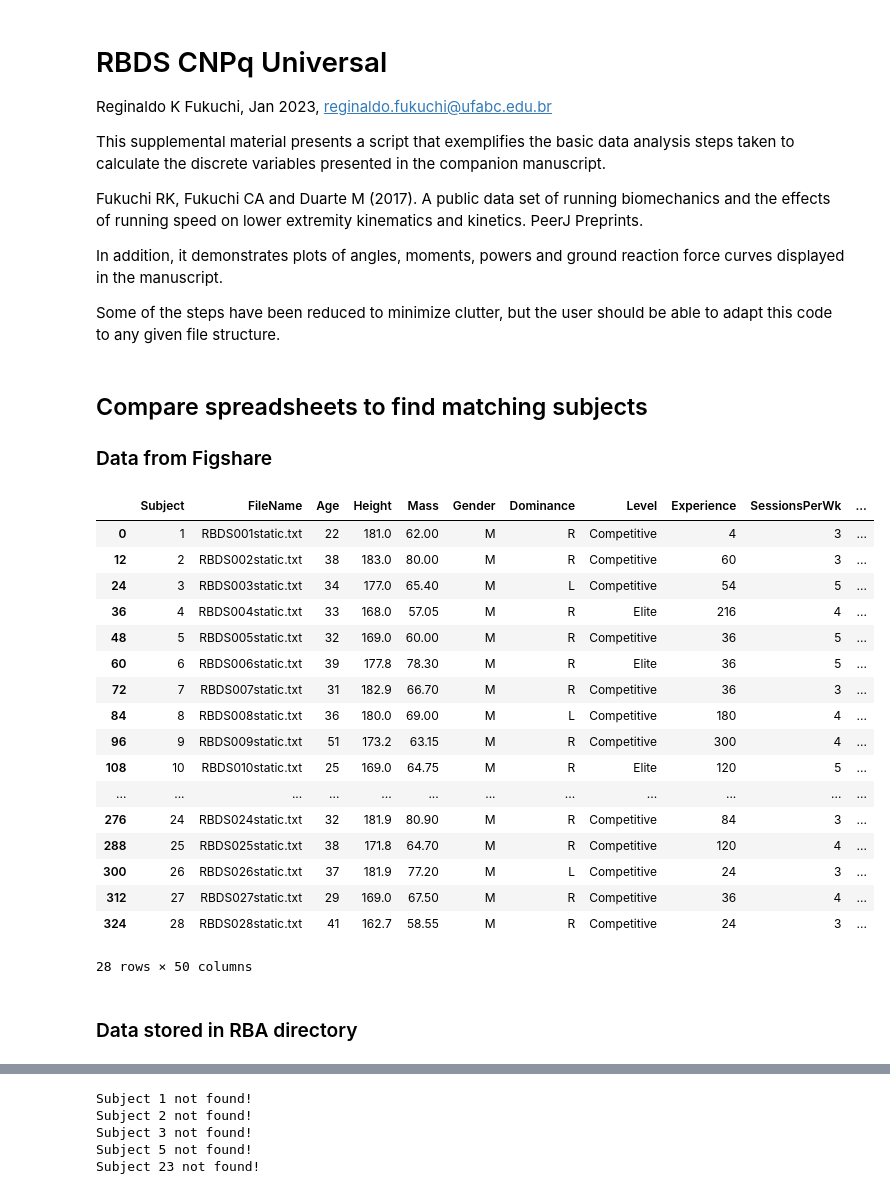
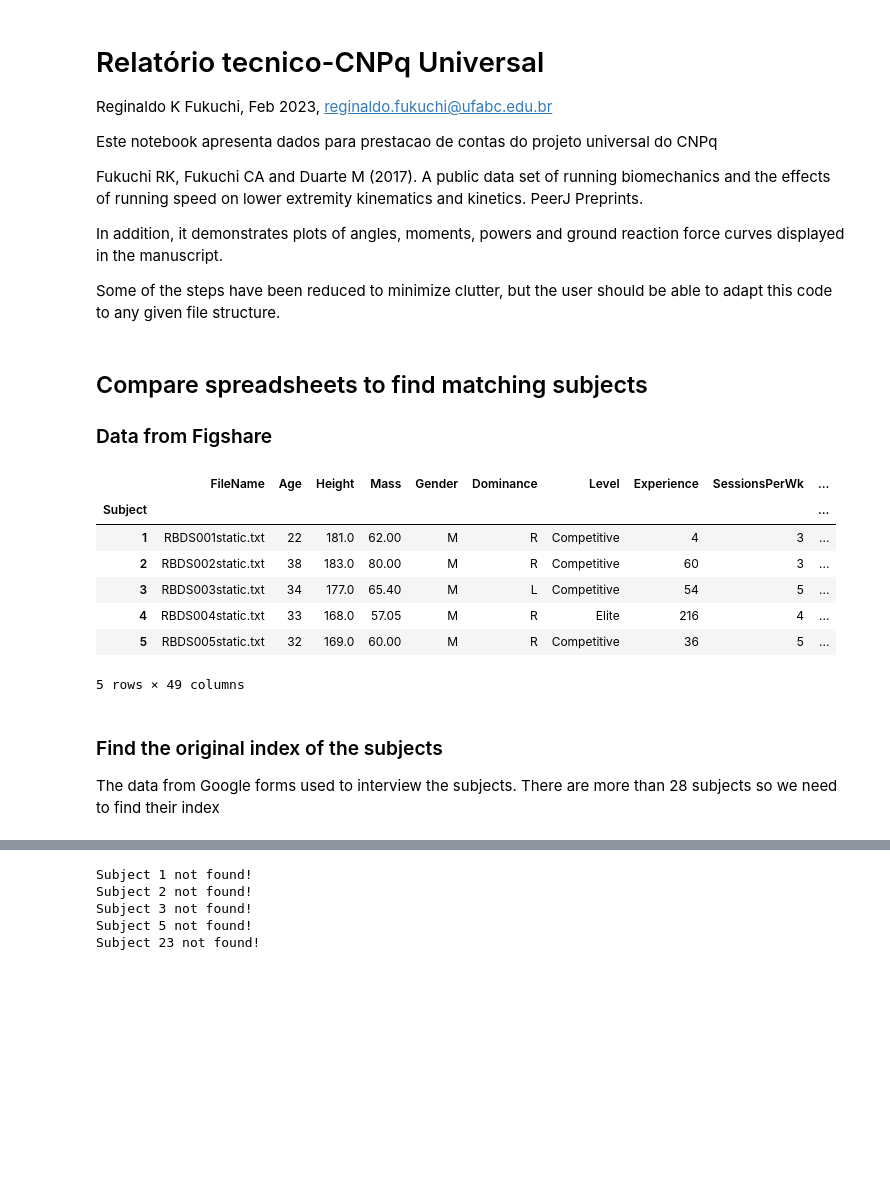
Before and after one commit to regifukuchi/BMC-RIC-running-biomechanics, a Jupyter notebook: notebooks/RBDS_CNPq.ipynb, the cells around one changed output, grey strips where cells are left out. Saved outputs shown, nothing was run; the diff lists cells and outputs as text; code cells hidden in the pictures; blank space fills up the shorter version.

```diff
--- a/notebooks/RBDS_CNPq.ipynb
+++ b/notebooks/RBDS_CNPq.ipynb
@@ -1,9 +1,9 @@
 # %% [markdown]
-# RBDS CNPq Universal
+# Relatório tecnico-CNPq Universal
 
-Reginaldo K Fukuchi, Jan 2023, reginaldo.fukuchi@ufabc.edu.br
+Reginaldo K Fukuchi, Feb 2023, reginaldo.fukuchi@ufabc.edu.br
 
-This supplemental material presents a script that exemplifies the basic data analysis steps taken to calculate the discrete variables presented in the companion manuscript.
+Este notebook apresenta dados para prestacao de contas do projeto universal do CNPq
 
 Fukuchi RK, Fukuchi CA and Duarte M (2017). A public data set of running biomechanics and the effects of running speed on lower extremity kinematics and kinetics. PeerJ Preprints.
 
@@ -27,30 +27,22 @@ pathname = r'../data'
 # %%
 fname    = os.path.join(pathname, 'RBDSinfo.txt')
 # Import data
 data_p = pd.read_csv(fname, sep = '\t')
 info = data_p.drop_duplicates(subset='Subject', inplace=False)
-info
+info.set_index('Subject', inplace=True)
+info.head()
 # %% [output]
-|  | Subject | FileName | Age | Height | Mass | Gender | Dominance | Level | Experience | SessionsPerWk | ... |
-| 0 | 1 | RBDS001static.txt | 22 | 181.0 | 62.00 | M | R | Competitive | 4 | 3 | ... |
-| 12 | 2 | RBDS002static.txt | 38 | 183.0 | 80.00 | M | R | Competitive | 60 | 3 | ... |
-| 24 | 3 | RBDS003static.txt | 34 | 177.0 | 65.40 | M | L | Competitive | 54 | 5 | ... |
-| 36 | 4 | RBDS004static.txt | 33 | 168.0 | 57.05 | M | R | Elite | 216 | 4 | ... |
-| 48 | 5 | RBDS005static.txt | 32 | 169.0 | 60.00 | M | R | Competitive | 36 | 5 | ... |
-| 60 | 6 | RBDS006static.txt | 39 | 177.8 | 78.30 | M | R | Elite | 36 | 5 | ... |
-| 72 | 7 | RBDS007static.txt | 31 | 182.9 | 66.70 | M | R | Competitive | 36 | 3 | ... |
-| 84 | 8 | RBDS008static.txt | 36 | 180.0 | 69.00 | M | L | Competitive | 180 | 4 | ... |
-| 96 | 9 | RBDS009static.txt | 51 | 173.2 | 63.15 | M | R | Competitive | 300 | 4 | ... |
-| 108 | 10 | RBDS010static.txt | 25 | 169.0 | 64.75 | M | R | Elite | 120 | 5 | ... |
-| ... | ... | ... | ... | ... | ... | ... | ... | ... | ... | ... | ... |
-| 276 | 24 | RBDS024static.txt | 32 | 181.9 | 80.90 | M | R | Competitive | 84 | 3 | ... |
-| 288 | 25 | RBDS025static.txt | 38 | 171.8 | 64.70 | M | R | Competitive | 120 | 4 | ... |
-| 300 | 26 | RBDS026static.txt | 37 | 181.9 | 77.20 | M | L | Competitive | 24 | 3 | ... |
-| 312 | 27 | RBDS027static.txt | 29 | 169.0 | 67.50 | M | R | Competitive | 36 | 4 | ... |
-| 324 | 28 | RBDS028static.txt | 41 | 162.7 | 58.55 | M | R | Competitive | 24 | 3 | ... |
+|  | FileName | Age | Height | Mass | Gender | Dominance | Level | Experience | SessionsPerWk | ... |
+| Subject |  |  |  |  |  |  |  |  |  | ... |
+| 1 | RBDS001static.txt | 22 | 181.0 | 62.00 | M | R | Competitive | 4 | 3 | ... |
+| 2 | RBDS002static.txt | 38 | 183.0 | 80.00 | M | R | Competitive | 60 | 3 | ... |
+| 3 | RBDS003static.txt | 34 | 177.0 | 65.40 | M | L | Competitive | 54 | 5 | ... |
+| 4 | RBDS004static.txt | 33 | 168.0 | 57.05 | M | R | Elite | 216 | 4 | ... |
+| 5 | RBDS005static.txt | 32 | 169.0 | 60.00 | M | R | Competitive | 36 | 5 | ... |
-28 rows × 50 columns
+5 rows × 49 columns
 # %% [markdown]
-### Data stored in RBA directory
+### Find the original index of the subjects
+The data from Google forms used to interview the subjects. There are more than 28 subjects so we need to find their index
 # %%
 fname_q= os.path.join(pathname, 'RBDS_google_forms.csv')
 # Import data
```
Also changed, not shown: parts of 7 cells of this notebook, 1 other file.
